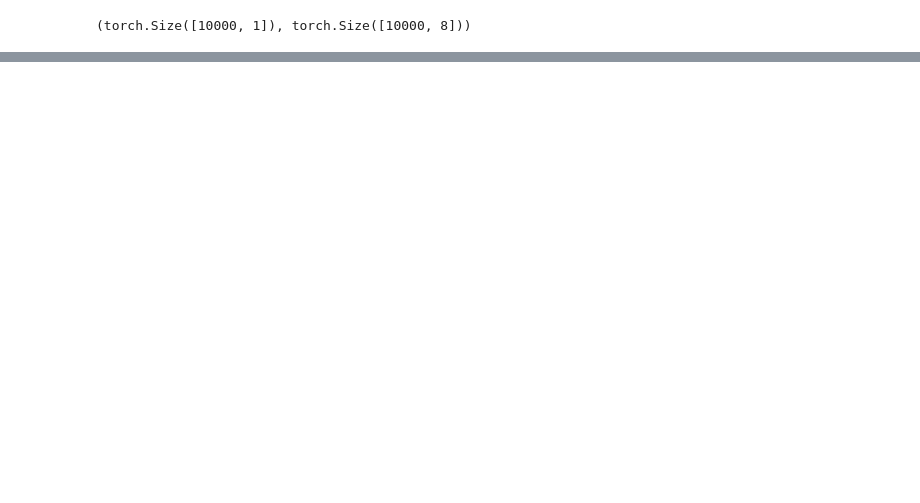
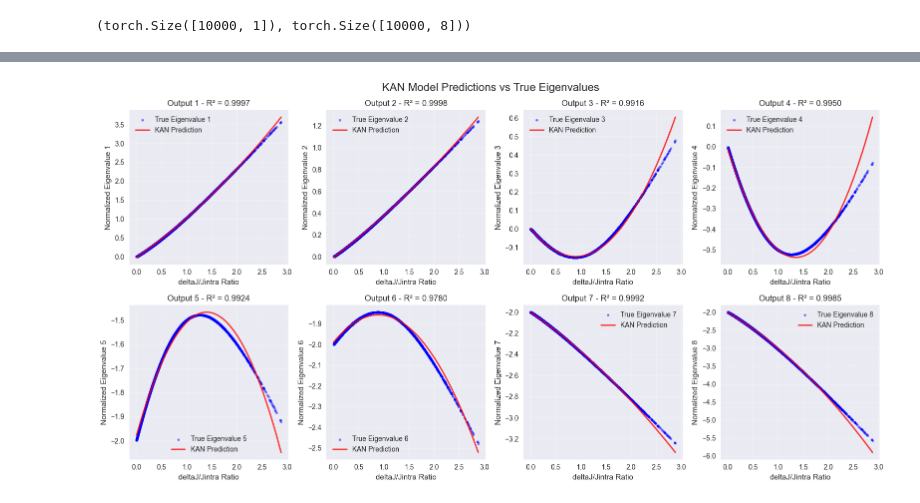
Before and after one commit to Alexankharin/NMRKan, a Jupyter notebook: notebooks/8. EDA_4CH2.ipynb, the cells around one changed output, grey strips where cells are left out. Drawn from its saved outputs; the diff is of its cells as text; code cells hidden in the pictures; blank space fills up the shorter version.

```diff
--- a/notebooks/8. EDA_4CH2.ipynb
+++ b/notebooks/8. EDA_4CH2.ipynb
@@ -191,0 +134,17 @@ array([4, 5, 6, 7, 0, 1, 2, 3])
+# %%
+# Initialize and train the KAN model
+trainer = SingleOutputTrainer(
+    training_config=training_config,
+    model_config=model_config,
+    device=device,
+    experiment_dir=None  # Don't save checkpoints in notebook
+)
+
+print("Starting training...")
+print("="*50)
+
+# Train the model
+kan_model = trainer.train(train_loader, val_loader)
+
+print("="*50)
+print("Training completed!")
@@ -191,0 +224,31 @@ array([4, 5, 6, 7, 0, 1, 2, 3])
+# %%
+# Visualize model predictions vs true values
+fig, axes = plt.subplots(2, 4, figsize=(16, 8))
+axes = axes.flatten()
+
+# Sort data by input ratio for better visualization
+sort_idx = np.argsort(X.flatten())
+X_sorted = X.flatten()[sort_idx]
+y_true_sorted = y_true[sort_idx]
+y_pred_sorted = y_pred[sort_idx]
+
+for i in range(8):
+    # Plot true values as scatter points
+    axes[i].scatter(X_sorted, y_true_sorted[:, i], alpha=0.5, s=10,
+                   label=f'True Eigenvalue {i+1}', color='blue')
+
+    # Plot KAN predictions as a line
+    axes[i].plot(X_sorted, y_pred_sorted[:, i], color='red', linewidth=2,
+                label=f'KAN Prediction', alpha=0.8)
+
+    axes[i].set_xlabel('deltaJ/Jintra Ratio')
+    axes[i].set_ylabel(f'Normalized Eigenvalue {i+1}')
+    axes[i].set_title(f'Output {i+1} - R² = {r2_scores[i]:.4f}')
+    axes[i].legend()
+    axes[i].grid(True, alpha=0.3)
+
+plt.tight_layout()
+plt.suptitle('KAN Model Predictions vs True Eigenvalues', fontsize=16, y=1.02)
+plt.show()
+# %% [output]
+[figure, added]
```
Also changed, not shown: parts of 21 cells of this notebook, 53 other files.
